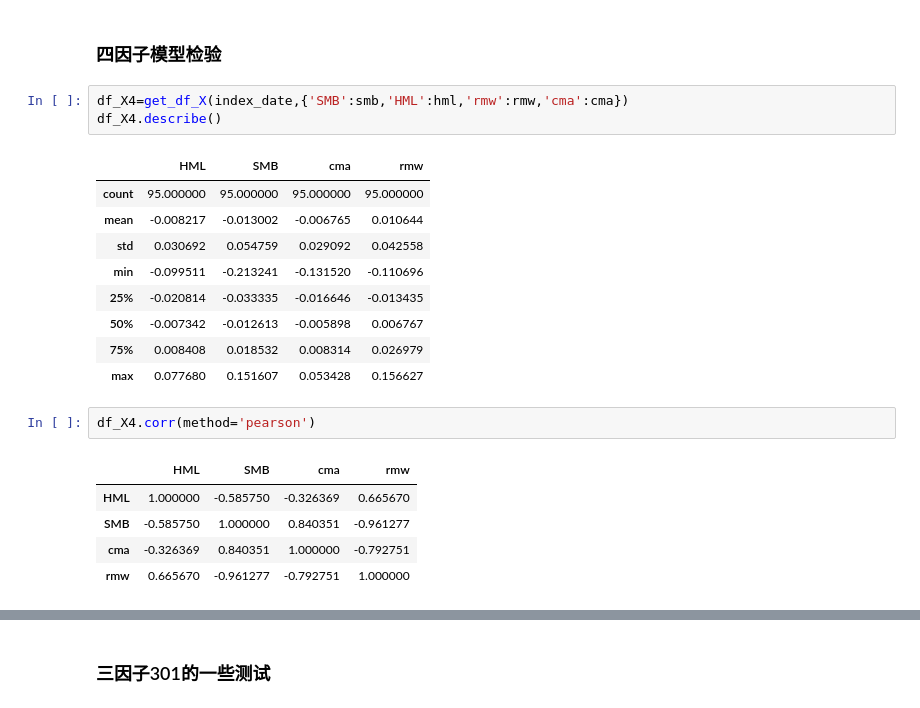
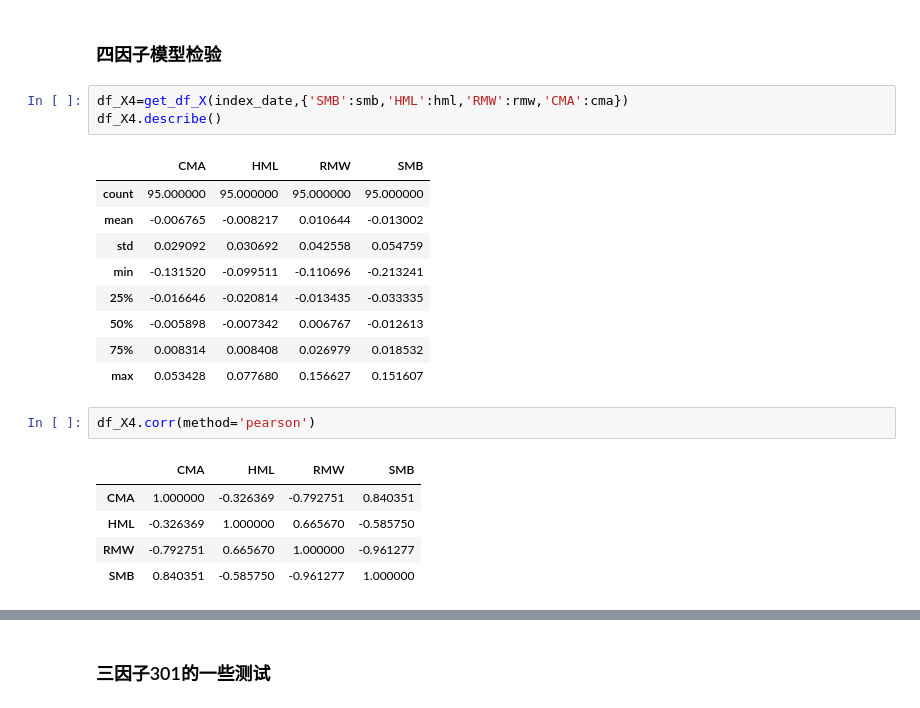
Before and after one commit to brainee/fama, a Jupyter notebook: fama5/zy-fama-frech-4-generial.ipynb, the cells around one changed output, grey strips where cells are left out. Saved outputs shown, nothing was run; the diff lists cells and outputs as text.

```diff
--- a/fama5/zy-fama-frech-4-generial.ipynb
+++ b/fama5/zy-fama-frech-4-generial.ipynb
@@ -1246,26 +1246,26 @@ table.SimpleTable(get_vif(results))
 # %% [markdown]
 ### 四因子模型检验
 # %%
-df_X4=get_df_X(index_date,{'SMB':smb,'HML':hml,'rmw':rmw,'cma':cma})
+df_X4=get_df_X(index_date,{'SMB':smb,'HML':hml,'RMW':rmw,'CMA':cma})
 df_X4.describe()
 # %% [output]
-|  | HML | SMB | cma | rmw |
+|  | CMA | HML | RMW | SMB |
 | count | 95.000000 | 95.000000 | 95.000000 | 95.000000 |
-| mean | -0.008217 | -0.013002 | -0.006765 | 0.010644 |
-| std | 0.030692 | 0.054759 | 0.029092 | 0.042558 |
-| min | -0.099511 | -0.213241 | -0.131520 | -0.110696 |
-| 25% | -0.020814 | -0.033335 | -0.016646 | -0.013435 |
-| 50% | -0.007342 | -0.012613 | -0.005898 | 0.006767 |
-| 75% | 0.008408 | 0.018532 | 0.008314 | 0.026979 |
-| max | 0.077680 | 0.151607 | 0.053428 | 0.156627 |
+| mean | -0.006765 | -0.008217 | 0.010644 | -0.013002 |
+| std | 0.029092 | 0.030692 | 0.042558 | 0.054759 |
+| min | -0.131520 | -0.099511 | -0.110696 | -0.213241 |
+| 25% | -0.016646 | -0.020814 | -0.013435 | -0.033335 |
+| 50% | -0.005898 | -0.007342 | 0.006767 | -0.012613 |
+| 75% | 0.008314 | 0.008408 | 0.026979 | 0.018532 |
+| max | 0.053428 | 0.077680 | 0.156627 | 0.151607 |
 # %%
 df_X4.corr(method='pearson')
 # %% [output]
-|  | HML | SMB | cma | rmw |
-| HML | 1.000000 | -0.585750 | -0.326369 | 0.665670 |
-| SMB | -0.585750 | 1.000000 | 0.840351 | -0.961277 |
-| cma | -0.326369 | 0.840351 | 1.000000 | -0.792751 |
-| rmw | 0.665670 | -0.961277 | -0.792751 | 1.000000 |
+|  | CMA | HML | RMW | SMB |
+| CMA | 1.000000 | -0.326369 | -0.792751 | 0.840351 |
+| HML | -0.326369 | 1.000000 | 0.665670 | -0.585750 |
+| RMW | -0.792751 | 0.665670 | 1.000000 | -0.961277 |
+| SMB | 0.840351 | -0.585750 | -0.961277 | 1.000000 |
 # %%
 import statsmodels.formula.api as smf
 import statsmodels.api as sm
```
Also changed, not shown: parts of 32 cells of this notebook.
